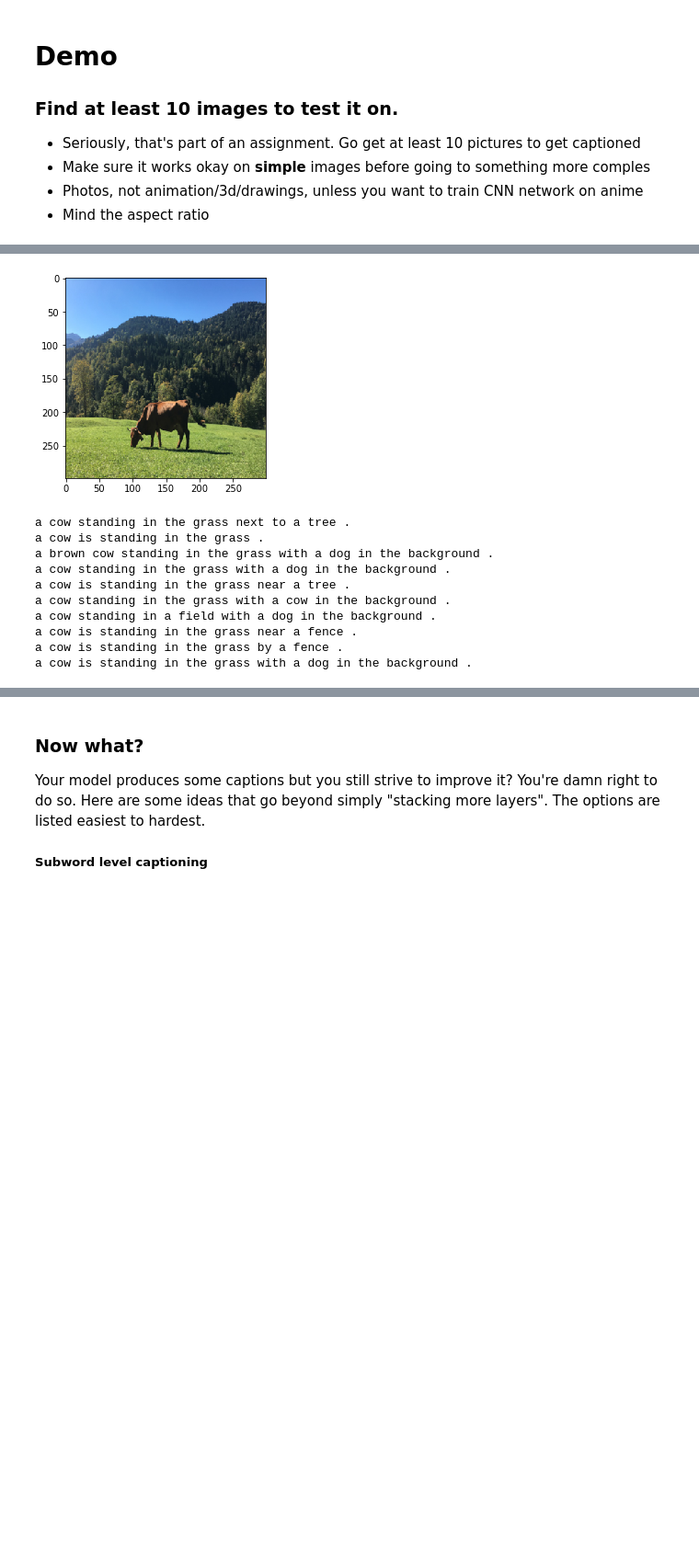
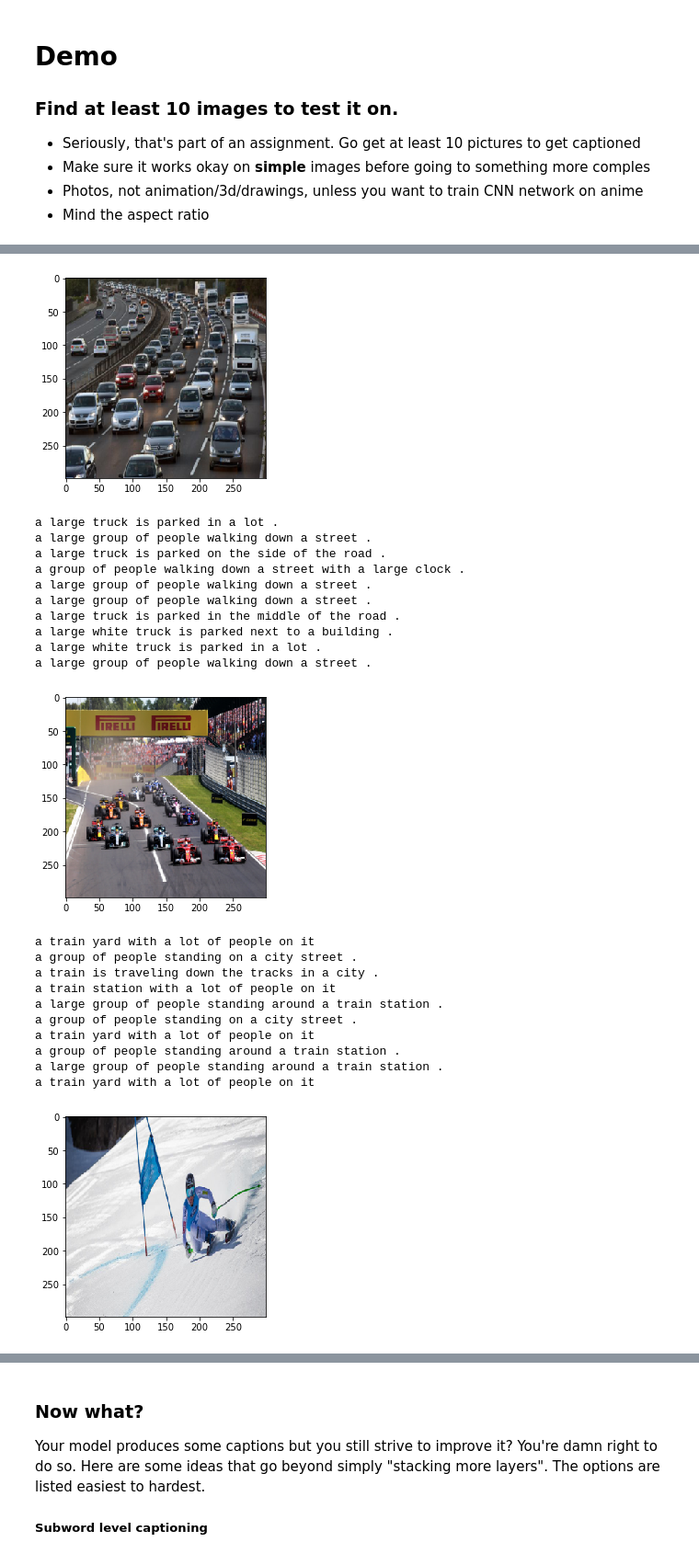
Before and after one commit to sampleskli18/Practical_DL, a Jupyter notebook: homework04/part2_image_captioning.ipynb, the cells around one changed output, grey strips where cells are left out. Shown at 92% size. Saved outputs shown, nothing was run; the diff lists cells and outputs as text; code cells hidden in the pictures; blank space fills up the shorter version.

```diff
--- a/homework04/part2_image_captioning.ipynb
+++ b/homework04/part2_image_captioning.ipynb
@@ -369,13 +379,39 @@ for epoch in range(n_epochs):
     train_loss_history.append(train_loss)
 
     val_loss=0
+    bleu_score = 0
     network.train(False)
     for _ in range(n_validation_batches):
         loss_t = compute_loss(network, *generate_batch(val_img_codes, val_captions, batch_size))
         val_loss += loss_t.data.cpu().numpy()[0]
 
+
+        batch_im, batch_caption, captions_for_image = generate_batch(val_img_codes, val_captions, 1,
+                                                                     compute_metric=True)
+        caption_prefix = ["#START#",]
+        for _ in range(max_len):
+            prefix_ix = as_matrix([caption_prefix])
+            prefix_ix = Variable(torch.LongTensor(prefix_ix), volatile=True).cuda()
+            next_word_logits = network.forward(batch_im, prefix_ix)[0, -1]
+            next_word_probs = F.softmax(next_word_logits, -1).data.cpu().numpy()
+
+            assert len(next_word_probs.shape) ==1, 'probs must be one-dimensional'
+            next_word_probs = next_word_probs ** temp / np.sum(next_word_probs ** temp) # apply temperature
+
+            next_word = vocab[np.argmax(next_word_probs)]
+            caption_prefix.append(next_word)
+
+            if next_word=="#END#":
+                break
+
+        bleu_score += sentence_bleu(captions_for_image[0], caption_prefix)
+
+
     val_loss /= n_validation_batches
     val_loss_history.append(val_loss)
+
+    bleu_score /= n_validation_batches
+    val_bleu_history.append(bleu_score)
 
 
     display.clear_output(wait=True)
@@ -391,6 +427,10 @@ for epoch in range(n_epochs):
     ax1.grid()
     #ax1.set_ylim(0, 1)
 
+    ax2.plot(val_bleu_history, 'r', label='Test BLEU')
+    ax2.legend(loc='best')
+    ax2.grid()
+
     plt.show()
 
     print("Epoch {} of {} took {:.3f}s".format(
@@ -424,7 +465,7 @@ The function below creates captions by sampling from probabilities defined by th
 
 The implementation used here is simple but inefficient (quadratic in lstm steps). We keep it that way since it isn't a performance bottleneck.
 # %%
-def generate_caption(image, caption_prefix = ("START",),
+def generate_caption(image, caption_prefix = ("#START#",),
                      t=1, sample=True, max_len=100):
 
     assert isinstance(image, np.ndarray) and np.max(image) <= 1\
@@ -560,21 +583,34 @@ cow.jpg             100%[===================>] 287.07K   803KB/s    in 0.4s
 # %%
-img = plt.imread('cow.jpg')
-img = imresize(img, (299, 299)).astype('float32') / 255.
+for im in os.listdir("my_pics"):
+    img = plt.imread("my_pics/" + im)
+    img = imresize(img, (299, 299)).astype('float32') / 255.
 
-plt.imshow(img)
-plt.show()
+    plt.imshow(img)
+    plt.show()
 
-for i in range(10):
-    print(' '.join(generate_caption(img, t=5.)[1:-1]))
+    for i in range(10):
+        print(' '.join(generate_caption(img, t=5.)[1:-1]))
 # %% [output]
-[figure, old version]
+[figure, new version]
-a cow standing in the grass next to a tree .
-a cow is standing in the grass .
-a brown cow standing in the grass with a dog in the background .
-a cow standing in the grass with a dog in the background .
-a cow is standing in the grass near a tree .
-a cow standing in the grass with a cow in the background .
-a cow standing in a field with a dog in the background .
-a cow is standing in the grass near a fence .
-a cow is standing in the grass by a fence .
-a cow is standing in the grass with a dog in the background .
+a large truck is parked in a lot .
+a large group of people walking down a street .
+a large truck is parked on the side of the road .
+a group of people walking down a street with a large clock .
+a large group of people walking down a street .
+a large group of people walking down a street .
+a large truck is parked in the middle of the road .
+a large white truck is parked next to a building .
+a large white truck is parked in a lot .
+a large group of people walking down a street .
+[figure, added]
+a train yard with a lot of people on it
+a group of people standing on a city street .
+a train is traveling down the tracks in a city .
+a train station with a lot of people on it
+a large group of people standing around a train station .
+a group of people standing on a city street .
+a train yard with a lot of people on it
+a group of people standing around a train station .
+a large group of people standing around a train station .
+a train yard with a lot of people on it
+[figure, added]
```
Also changed, not shown: parts of 22 cells of this notebook, 1 other file.
